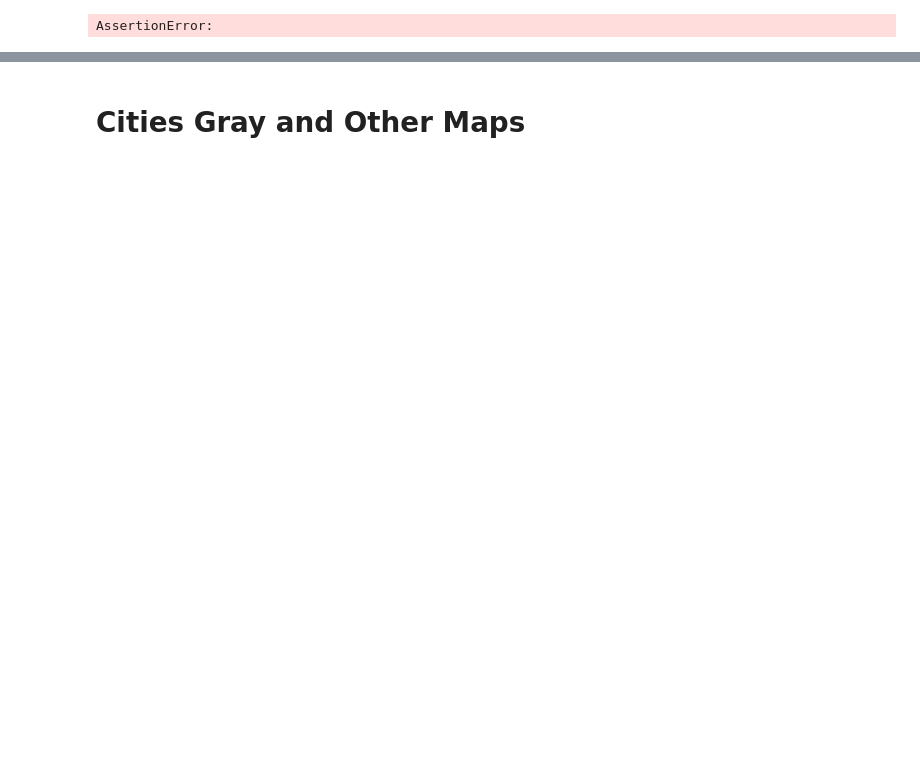
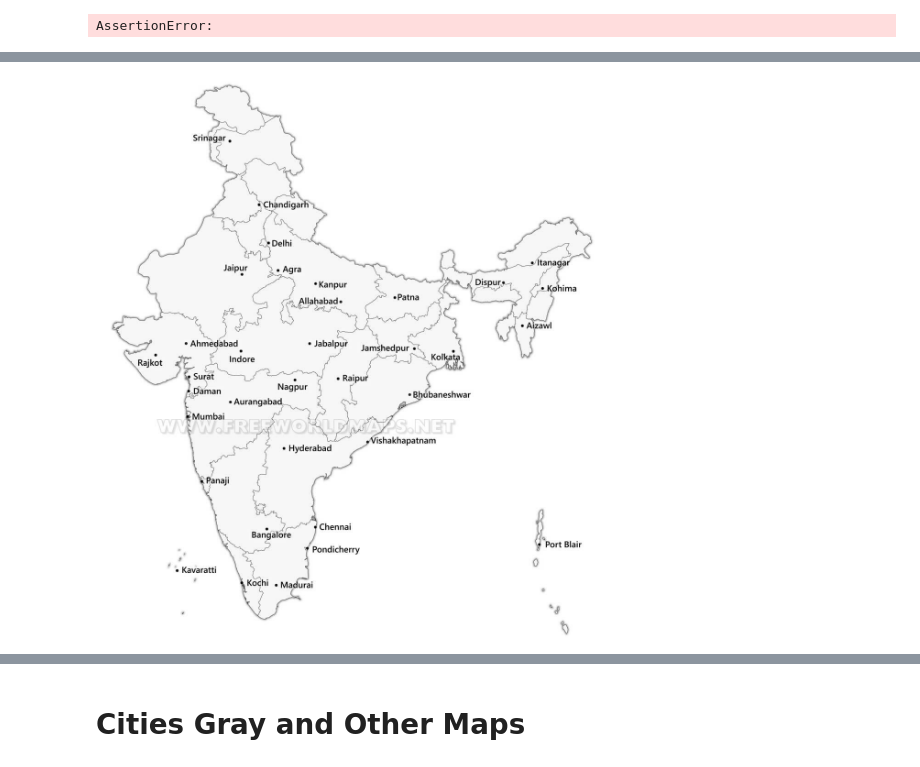
Before and after one commit to Ashirbad-Sarangi/evolutionary_algo_gpu, a Jupyter notebook: codes/process_maps.ipynb, the cells around one changed output, grey strips where cells are left out. Saved outputs shown, nothing was run; the diff lists cells and outputs as text; code cells hidden in the pictures; blank space fills up the shorter version.

```diff
--- a/codes/process_maps.ipynb
+++ b/codes/process_maps.ipynb
@@ -155,0 +165,5 @@ AssertionError:
+# %%
+map_cities_gray = ops.grayscale(map_cities)
+map_cities_gray
+# %% [output]
+[figure, added]
```
Also changed, not shown: parts of 5 cells of this notebook, 3 other files.
